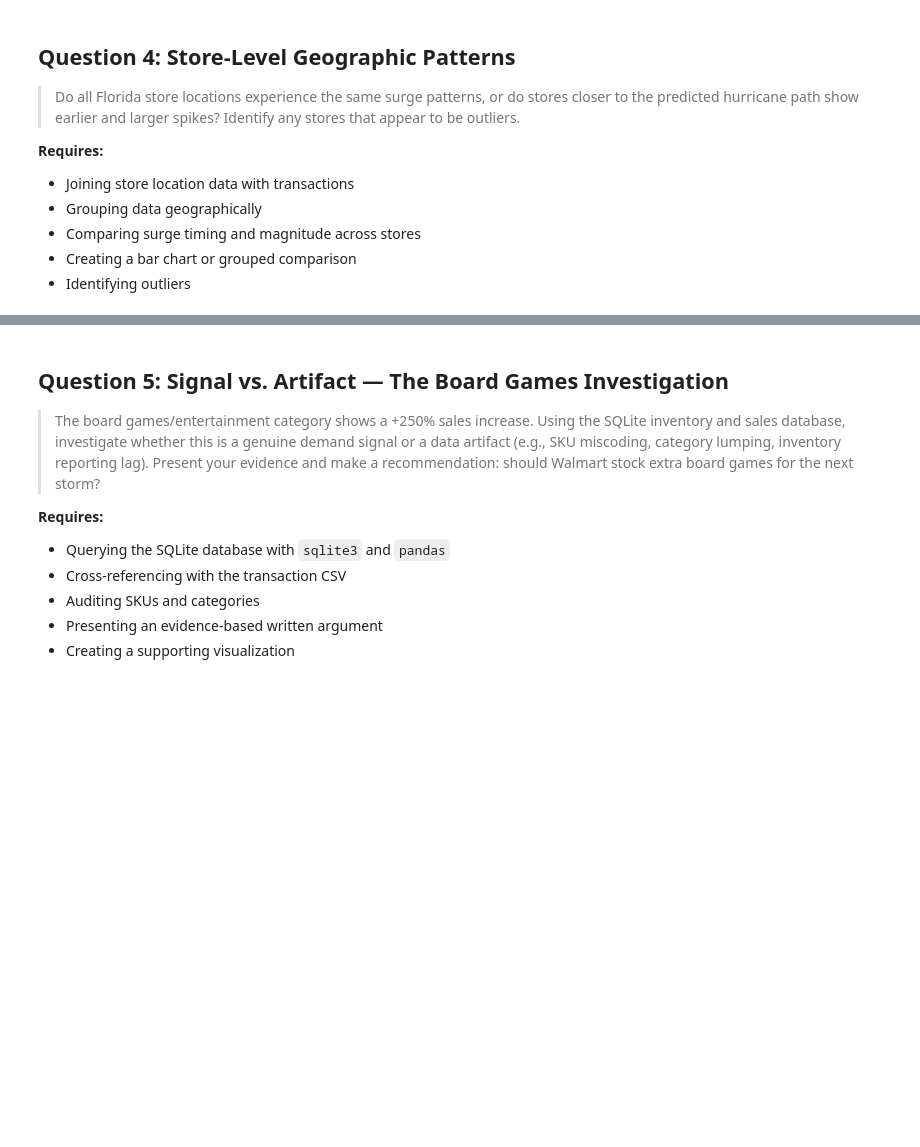
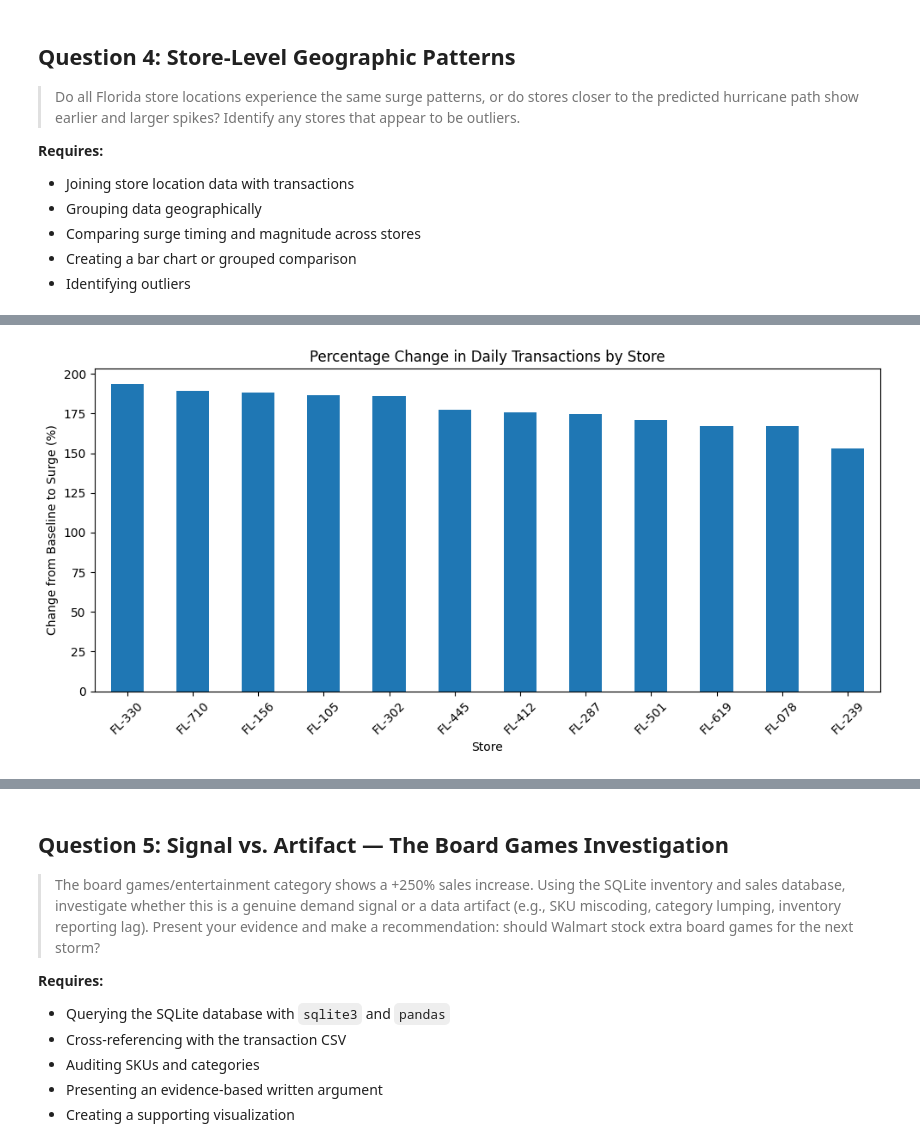
Before and after one commit to simichakravarty16/walmart-hurricane-project, a Jupyter notebook: notebooks/team_notebook.ipynb, the cells around one changed output, grey strips where cells are left out. Drawn from its saved outputs; the diff is of its cells as text; code cells hidden in the pictures; blank space fills up the shorter version.

Commit message:
Worked on finding the percent change during the surge (Q4)

```diff
--- a/notebooks/team_notebook.ipynb
+++ b/notebooks/team_notebook.ipynb
@@ -1443,3 +1443,24 @@ for variable in weather_variables:
 - Comparing surge timing and magnitude across stores
 - Creating a bar chart or grouped comparison
 - Identifying outliers
+# %%
+# Question 4, Part 1: Join transactions with store locations and define time periods
+
+# Join cleaned transactions with cleaned store locations
+q4_data = clean_transactions.merge(
+    clean_stores[["store_id", "region", "latitude", "longitude"]],
+    on="store_id",
+    how="left"
+)
+
+# Keep transactions with valid dates and matched store locations
+q4_data = q4_data.dropna(subset=["date", "region"])
+
+# Define baseline and surge periods
+baseline = q4_data[
+    q4_data["date"].between("2024-09-01", "2024-09-15")
+]
+
+surge = q4_data[
+    q4_data["date"].between("2024-09-21", "2024-09-25")
+]
@@ -1445,0 +1509,23 @@ for variable in weather_variables:
+# %%
+# Question 4, Part 3: Create visualizations of percent increases
+
+top_stores = store_comparison.dropna(
+    subset=["pct_change"]
+).sort_values("pct_change", ascending=False)
+
+top_stores.plot(
+    x="store_id",
+    y="pct_change",
+    kind="bar",
+    legend=False,
+    figsize=(10, 5)
+)
+
+plt.title("Percentage Change in Daily Transactions by Store")
+plt.xlabel("Store")
+plt.ylabel("Change from Baseline to Surge (%)")
+plt.xticks(rotation=45)
+plt.tight_layout()
+plt.show()
+# %% [output]
+[figure, added]
```
Also changed, not shown: parts of 2 cells of this notebook.
